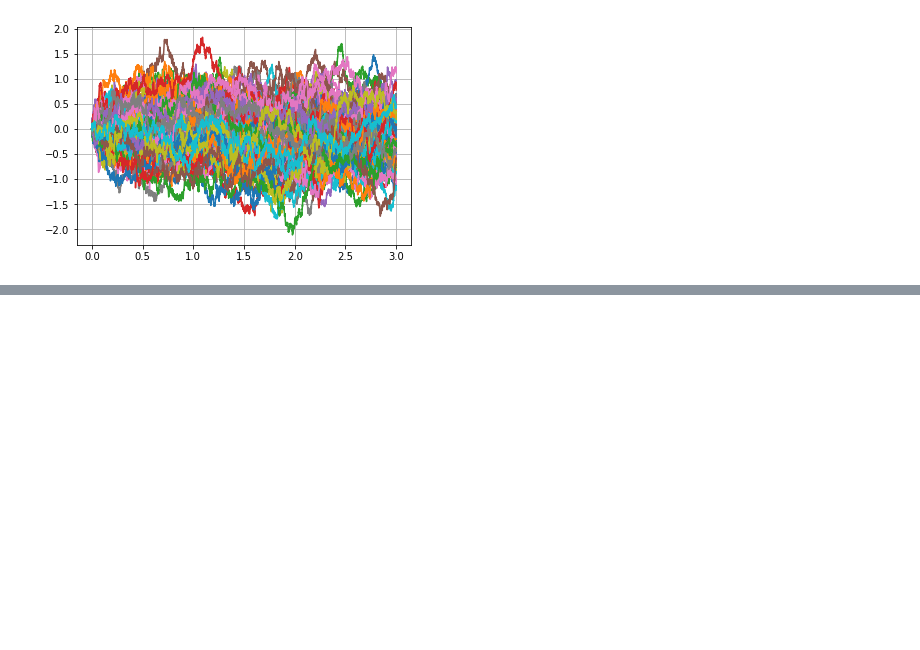
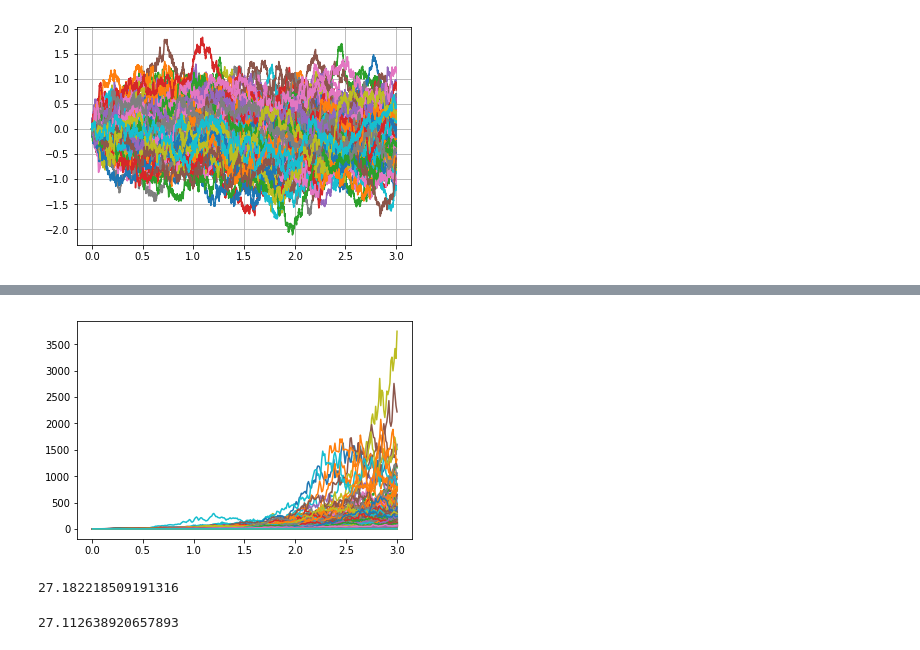
Before and after one commit to canietoa/TimeSeries, a Jupyter notebook: 21Agosto/movimientobrowniano.ipynb, the cells around one changed output, grey strips where cells are left out. Drawn from its saved outputs; the diff is of its cells as text; code cells hidden in the pictures; blank space fills up the shorter version.

```diff
--- a/21Agosto/movimientobrowniano.ipynb
+++ b/21Agosto/movimientobrowniano.ipynb
@@ -173,0 +174,35 @@ plt.yscale("log")
+# %%
+#Como cambia el promedio de la serie a lo largo del tiempo
+#guardamos los valores del ultimo instante y le calculamos el promedio y la varianza
+sNarr=[] #los datos de cada serie en el ultimo instante
+for l in range (5000):#graficar 20 caminatas aleatorias
+    #para cada instante de tiempo lanzo una moneda y se la adiciono al valor actual
+    t=0
+    y=1
+    mu=1.1
+    dt=0.001
+    sigma=1#volatilidad
+    tmax=3
+    yarr=[]
+    tarr=[]
+    count=0
+    while(t<tmax):
+        count+=1
+        if count==10:
+            yarr.append(y)
+            tarr.append(t)
+            count=0
+        y=y+mu*y*dt+sigma*y*np.random.normal(0,np.sqrt(dt))
+        t=t+dt
+    plt.plot(tarr,yarr)
+    sNarr.append(y)#guardo el ultimo valor (sn) de la serie en el areglo de valores de sN
+# %% [output]
+[figure, added]
+# %%
+np.mean(sNarr)
+# %% [output]
+27.182218509191316
+# %%
+np.exp((mu)*3)
+# %% [output]
+27.112638920657893
```
Also changed, not shown: parts of 3 cells of this notebook, 1 other file.
